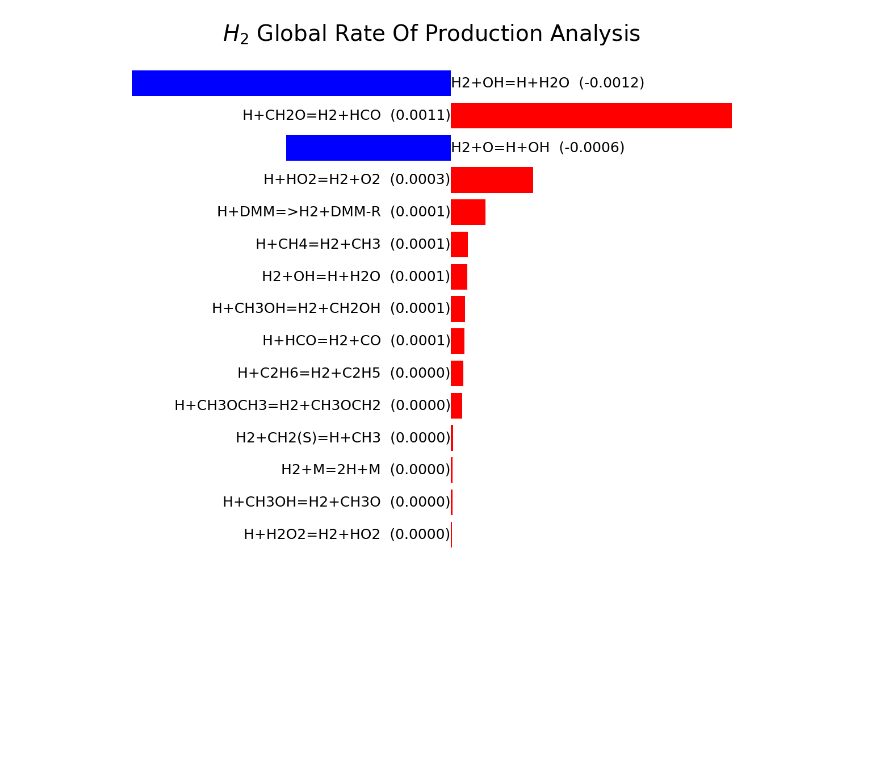
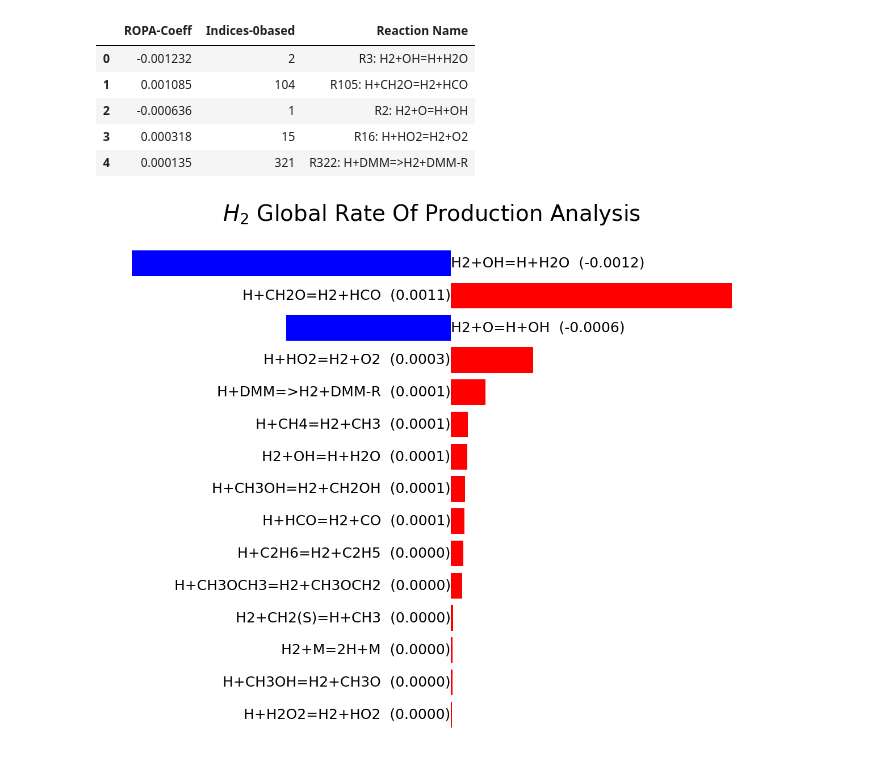
Before and after one commit to tdinelli/pySMOKEPostProcessor, a Jupyter notebook: examples/ROPA-02.ipynb, the cells around one changed output. Drawn from its saved outputs; the diff is of its cells as text; code cells hidden in the pictures; blank space fills up the shorter version.

```diff
--- a/examples/ROPA-02.ipynb
+++ b/examples/ROPA-02.ipynb
@@ -9,9 +10,13 @@ import pandas as pd
 import numpy as np
 # %%
 %%time
-pathkin = 'ROPA-02/Kinetics'
-outxml = 'ROPA-02/Results/Output'
 
-ropa = RateOfProductionAnalysis(pathkin, outxml)
+# This is computed by activating @OnTheFlyPostProcessing
+
+kineticFolder = os.path.join("data", "ROPA-02", "kinetics")
+resultsFolder = os.path.join("data", "ROPA-02", "Results", "Output")
+
+ropa = RateOfProductionAnalysis(kineticFolder, resultsFolder)
+
 C, P = ropa.ComputeRopa(specie = 'H2', ropa_type = 'global')
 # %% [output]
@@ -19,0 +25,16 @@ Wall time: 3.58 s
+# %%
+%%time
+
+# This is computed as the original pp with the python binder
+
+PostProcessor = pySMOKEpostprocessor(kinetic_mechanism = kineticFolder,
+                                     results_folder = resultsFolder)
+specie = "H2"
+
+coefficients, indexes, names = PostProcessor.RateOfProductionAnalysis(specie=specie,
+                                                               ropa_type='global',
+                                                               number_of_reactions=10)
+dic = {'ROPA-Coeff': coefficients,'Indices-0based': indexes, 'Reaction Name': names}
+df_orig = pd.DataFrame(dic)
+df_orig.head()
+# %% [output]
@@ -20,3 +43,9 @@ Wall time: 3.58 s
+|  | ROPA-Coeff | Indices-0based | Reaction Name |
+| 0 | -0.001232 | 2 | R3: H2+OH=H+H2O |
+| 1 | 0.001085 | 104 | R105: H+CH2O=H2+HCO |
+| 2 | -0.000636 | 1 | R2: H2+O=H+OH |
+| 3 | 0.000318 | 15 | R16: H+HO2=H2+O2 |
+| 4 | 0.000135 | 321 | R322: H+DMM=>H2+DMM-R |
 # %%
 nonzero_P = np.nonzero(P)[0]
 nonzero_C = np.nonzero(C)[0]
```
Also changed, not shown: parts of 4 cells of this notebook, 4 other files.
